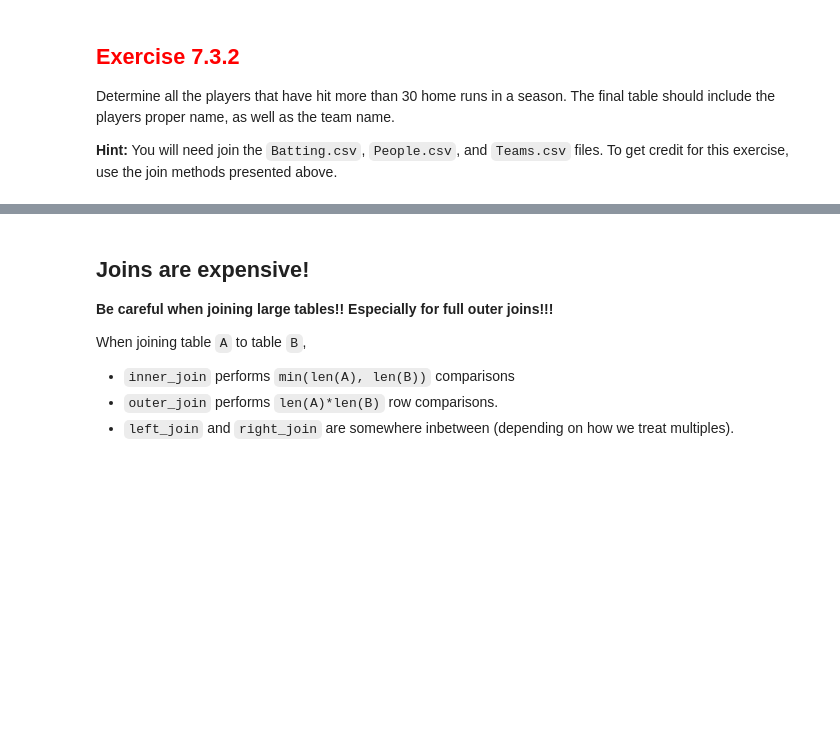
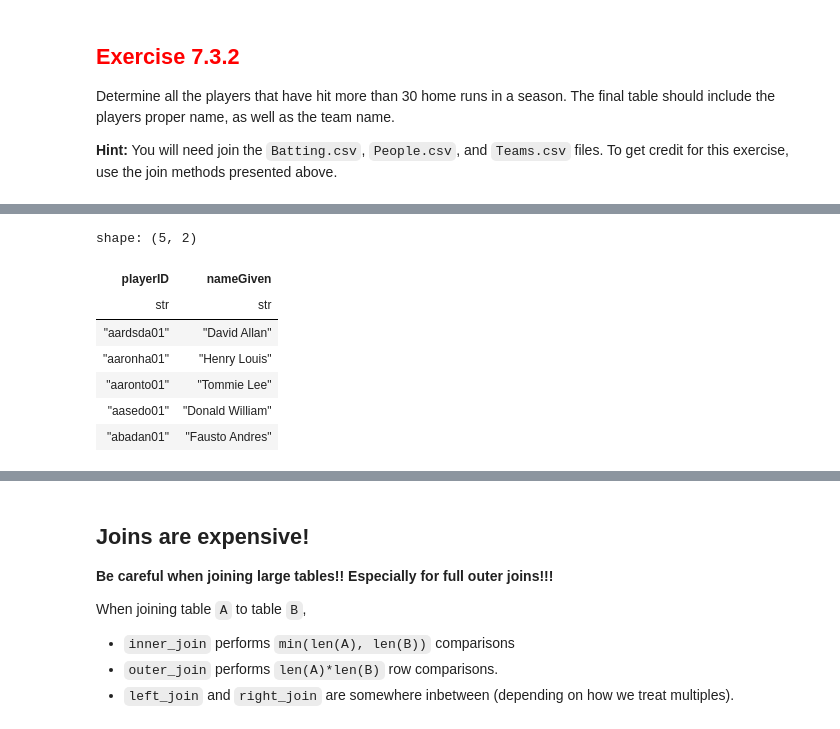
Before and after one commit to wmackedanz/dsci_325_module_7_more_data_management_in_python, a Jupyter notebook: Will - 7_3_joining_tables_in_polars.ipynb, the cells around one changed output, grey strips where cells are left out. Drawn from its saved outputs; the diff is of its cells as text; code cells hidden in the pictures; blank space fills up the shorter version.

```diff
--- a/7_3_joining_tables_in_polars.ipynb
+++ b/Will - 7_3_joining_tables_in_polars.ipynb
@@ -421,0 +453,14 @@ Determine all the players that have hit more than 30 home runs in a season.  The
+# %%
+People = pl.read_csv('./sample_data/baseball/core/People.csv')
+People_short = (People
+                 .select(['playerID','nameGiven']))
+People_short.head()
+# %% [output]
+shape: (5, 2)
+| playerID | nameGiven |
+| str | str |
+| "aardsda01" | "David Allan" |
+| "aaronha01" | "Henry Louis" |
+| "aaronto01" | "Tommie Lee" |
+| "aasedo01" | "Donald William" |
+| "abadan01" | "Fausto Andres" |
```
Also changed, not shown: parts of 5 cells of this notebook.
